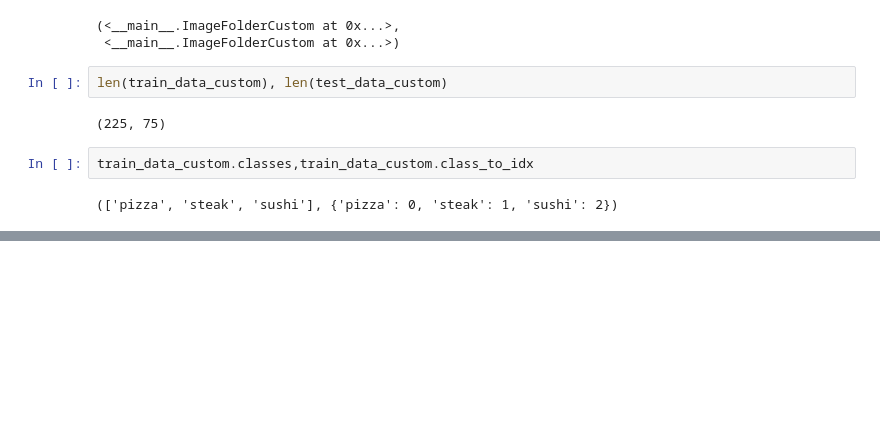
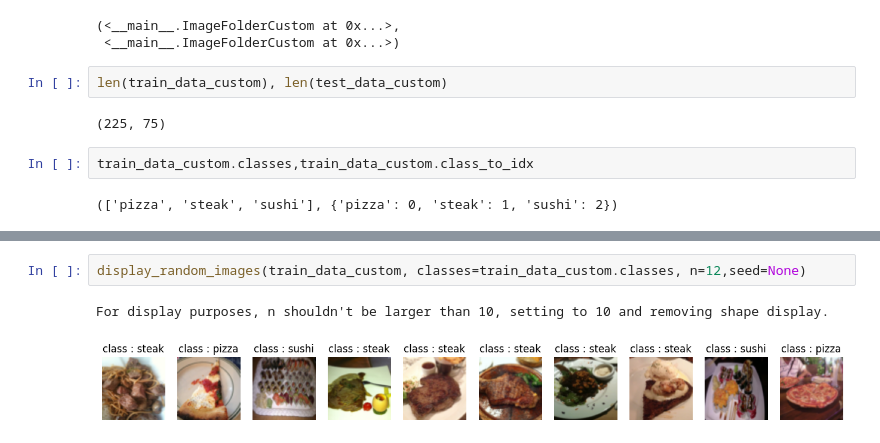
Before and after one commit to AmanullaChishty/Pytorch, a Jupyter notebook: CV_Custom_dataset.ipynb, the cells around one changed output, grey strips where cells are left out. Saved outputs shown, nothing was run; the diff lists cells and outputs as text; blank space fills up the shorter version.

```diff
--- a/CV_Custom_dataset.ipynb
+++ b/CV_Custom_dataset.ipynb
@@ -306,0 +340,5 @@ train_data_custom.classes,train_data_custom.class_to_idx
+# %%
+display_random_images(train_data_custom, classes=train_data_custom.classes, n=12,seed=None)
+# %% [output]
+For display purposes, n shouldn't be larger than 10, setting to 10 and removing shape display.
+[figure, added]
```
Also changed, not shown: parts of 3 cells of this notebook.
